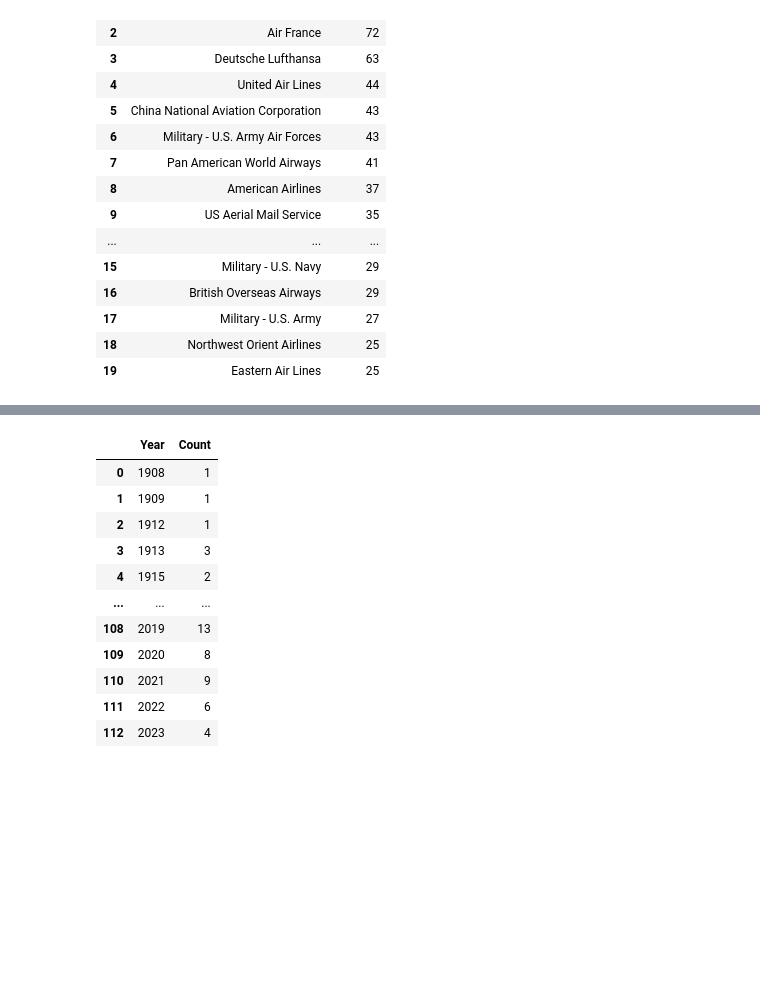
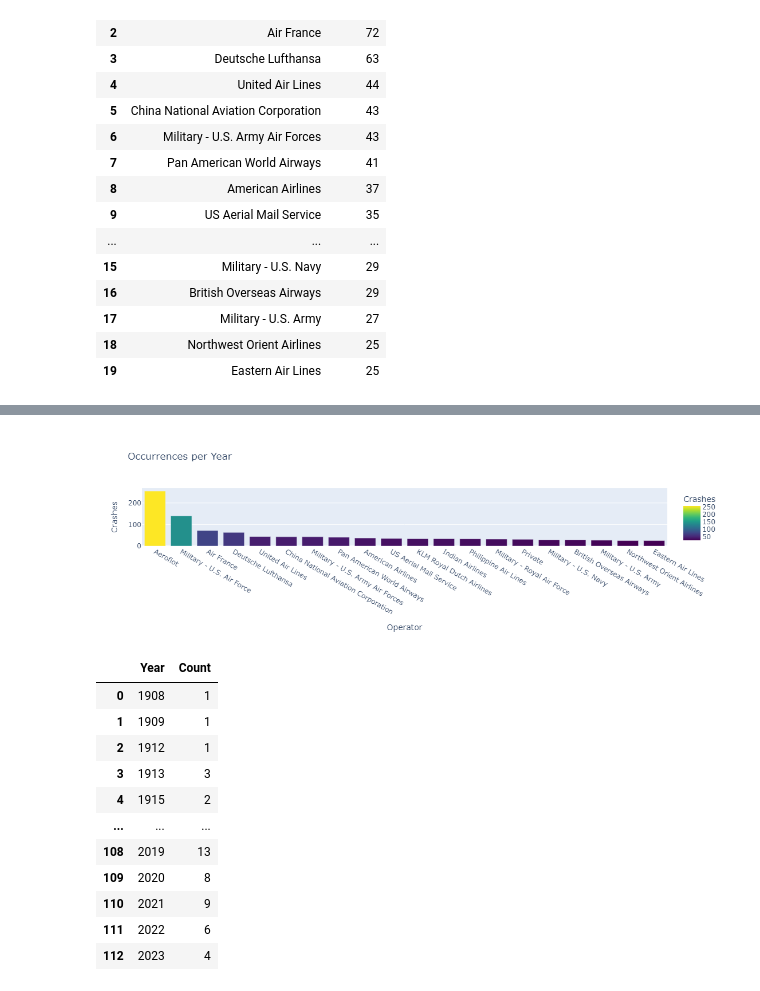
Before and after one commit to OlgaSazanova/DI_Bootcamp, a Jupyter notebook: Week7/Day3/DailyChallenge/DC w7 d3.ipynb, the cells around one changed output, grey strips where cells are left out. Drawn from its saved outputs; the diff is of its cells as text; code cells hidden in the pictures; blank space fills up the shorter version.

```diff
--- a/Week7/Day3/DailyChallenge/DC w7 d3.ipynb
+++ b/Week7/Day3/DailyChallenge/DC w7 d3.ipynb
@@ -113,11 +113,13 @@ top_operators
 | 18 | Northwest Orient Airlines | 25 |
 | 19 | Eastern Air Lines | 25 |
 # %%
+import plotly.offline as pyo
+pyo.init_notebook_mode(connected=True)
 fig = px.bar(top_operators, x='Operator', y='Crashes', color='Crashes',
              color_continuous_scale='Viridis',
              labels={'Crashes': 'Crashes', 'Operator': 'Operator'},
              title='Occurrences per Year')
-
+pyo.iplot(fig)
 # Display the plot
-fig.show()
+#fig.show()
 # %% [output]
@@ -125,3 +126,4 @@ fig.show()
+[figure, added]
 # %%
 year_crashes = data['Year'].value_counts().sort_index().reset_index()
 year_crashes.columns = ['Year', 'Count']
```
Also changed, not shown: parts of 11 cells of this notebook.
